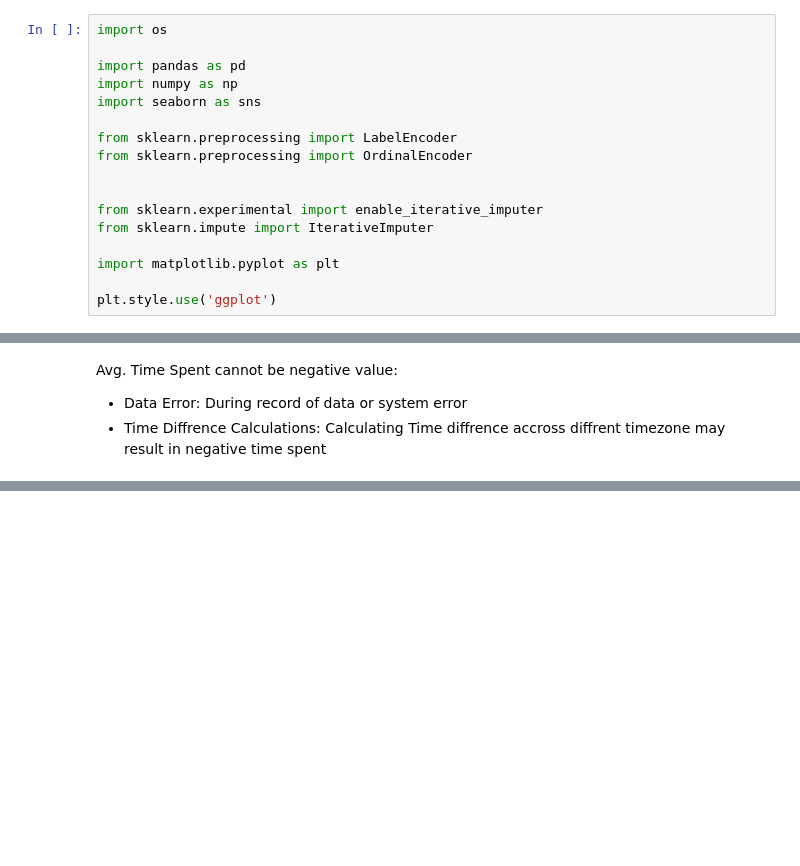
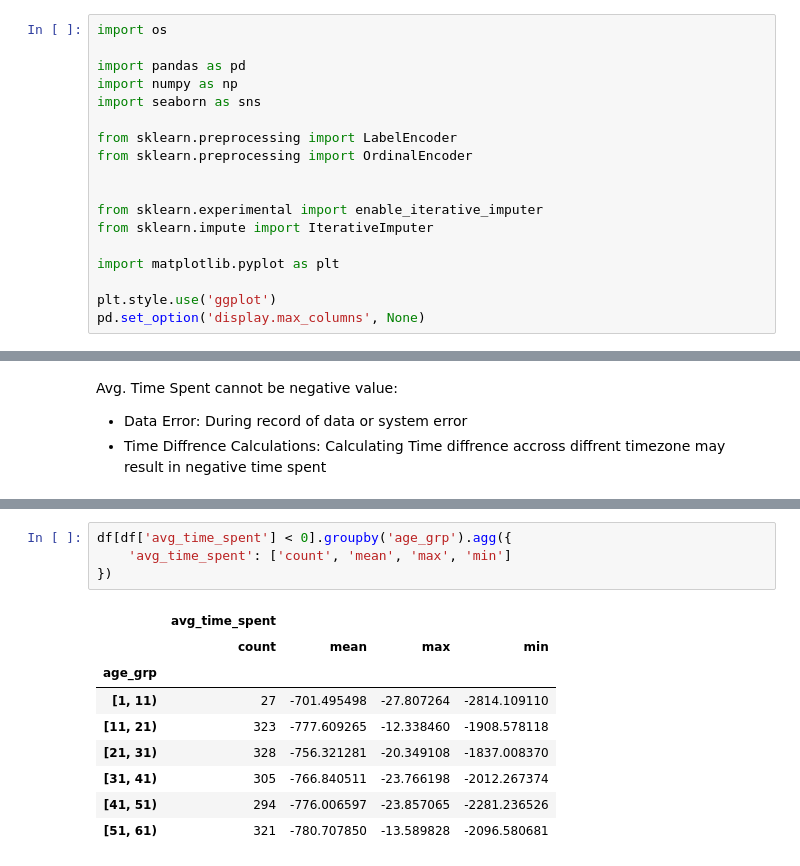
Before and after one commit to AshutoshsinghIndore/customer-churn-model, a Jupyter notebook: Notebook/Notebook.ipynb, the cells around one changed output, grey strips where cells are left out. Drawn from its saved outputs; the diff is of its cells as text; blank space fills up the shorter version.

```diff
--- a/Notebook/Notebook.ipynb
+++ b/Notebook/Notebook.ipynb
@@ -15,6 +15,7 @@ from sklearn.impute import IterativeImputer
 import matplotlib.pyplot as plt
 
 plt.style.use('ggplot')
+pd.set_option('display.max_columns', None)
 # %%
 # Helper Functions
 def list_feature_values(df):
@@ -165,0 +210,14 @@ df[df['avg_time_spent']<0].groupby
+# %%
+df[df['avg_time_spent'] < 0].groupby('age_grp').agg({
+    'avg_time_spent': ['count', 'mean', 'max', 'min']
+})
+# %% [output]
+|  | avg_time_spent |  |  |  |
+|  | count | mean | max | min |
+| age_grp |  |  |  |  |
+| [1, 11) | 27 | -701.495498 | -27.807264 | -2814.109110 |
+| [11, 21) | 323 | -777.609265 | -12.338460 | -1908.578118 |
+| [21, 31) | 328 | -756.321281 | -20.349108 | -1837.008370 |
+| [31, 41) | 305 | -766.840511 | -23.766198 | -2012.267374 |
+| [41, 51) | 294 | -776.006597 | -23.857065 | -2281.236526 |
+| [51, 61) | 321 | -780.707850 | -13.589828 | -2096.580681 |
```
Also changed, not shown: parts of 7 cells of this notebook, 1 other file.
